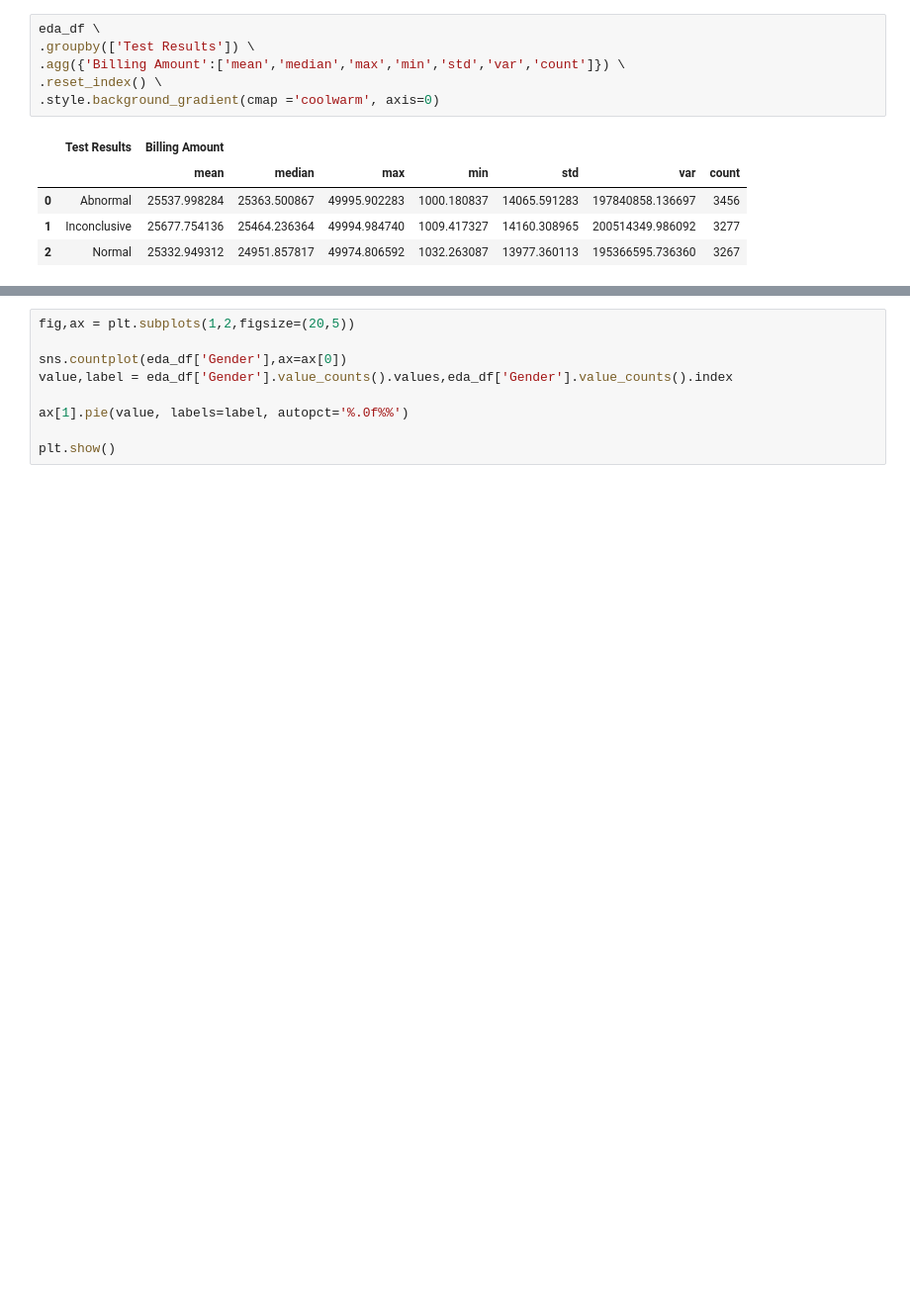
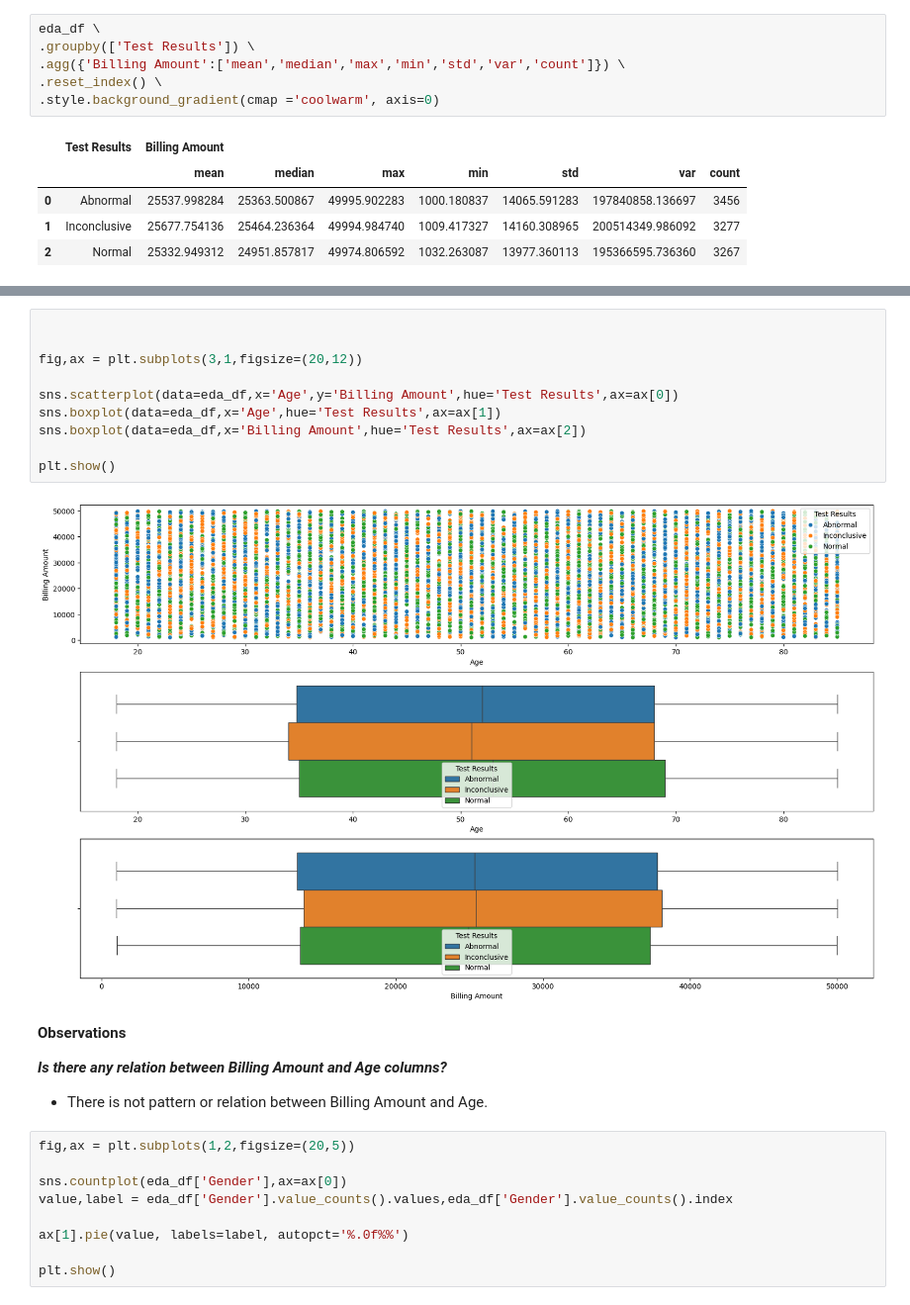
Before and after one commit to SarkarPriyanshu/DataScienceAssign, a Jupyter notebook: Healthcare_Dataset_Using_Tensorflow.ipynb, the cells around one changed output, grey strips where cells are left out. Shown at 99% size. Cells and saved outputs as stored; diff of their text form; blank space fills up the shorter version.

```diff
--- a/Healthcare_Dataset_Using_Tensorflow.ipynb
+++ b/Healthcare_Dataset_Using_Tensorflow.ipynb
@@ -204,3 +222,23 @@ eda_df \
+# %%
+
+
+fig,ax = plt.subplots(3,1,figsize=(20,12))
+
+sns.scatterplot(data=eda_df,x='Age',y='Billing Amount',hue='Test Results',ax=ax[0])
+sns.boxplot(data=eda_df,x='Age',hue='Test Results',ax=ax[1])
+sns.boxplot(data=eda_df,x='Billing Amount',hue='Test Results',ax=ax[2])
+
+plt.show()
+# %% [output]
+[figure, added]
+# %% [markdown]
+
+
+**Observations**
+
+  ***Is there any relation between Billing Amount and Age columns?***
+
+  - There is not pattern or relation between Billing Amount and Age.
 # %%
 fig,ax = plt.subplots(1,2,figsize=(20,5))
 
```
Also changed, not shown: parts of 27 cells of this notebook.
